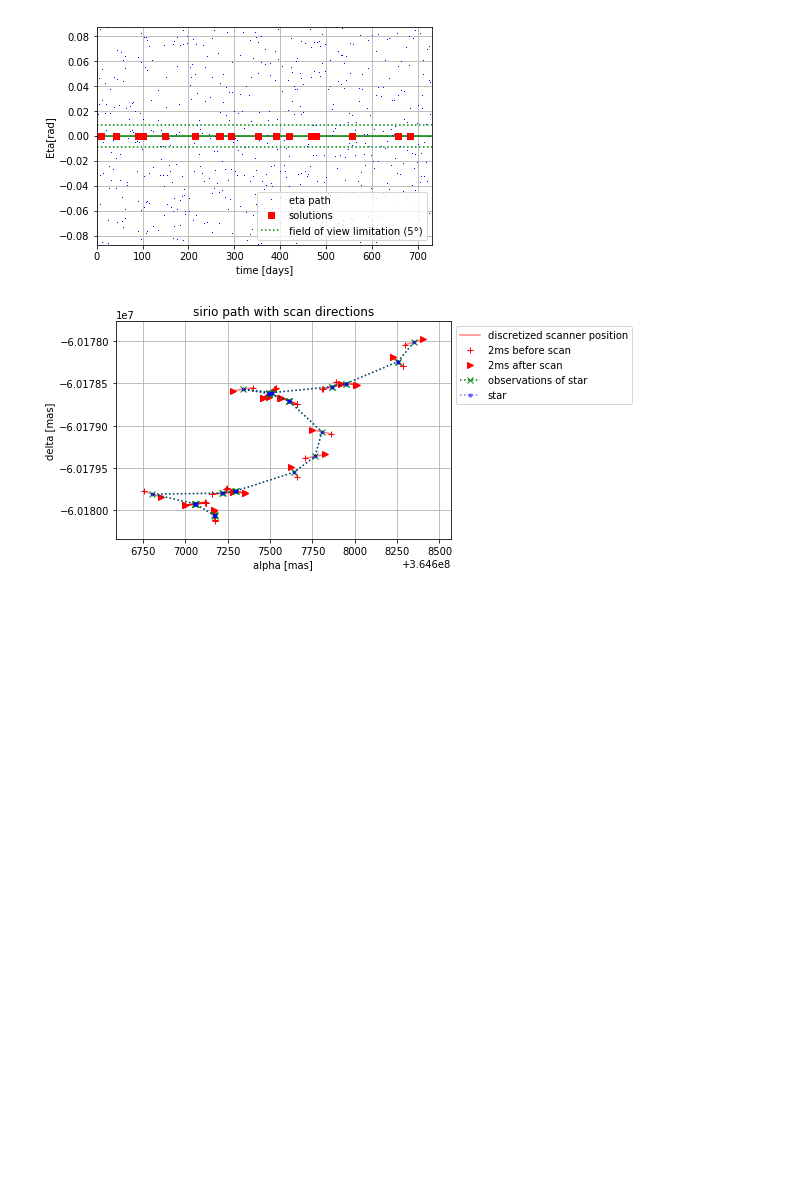
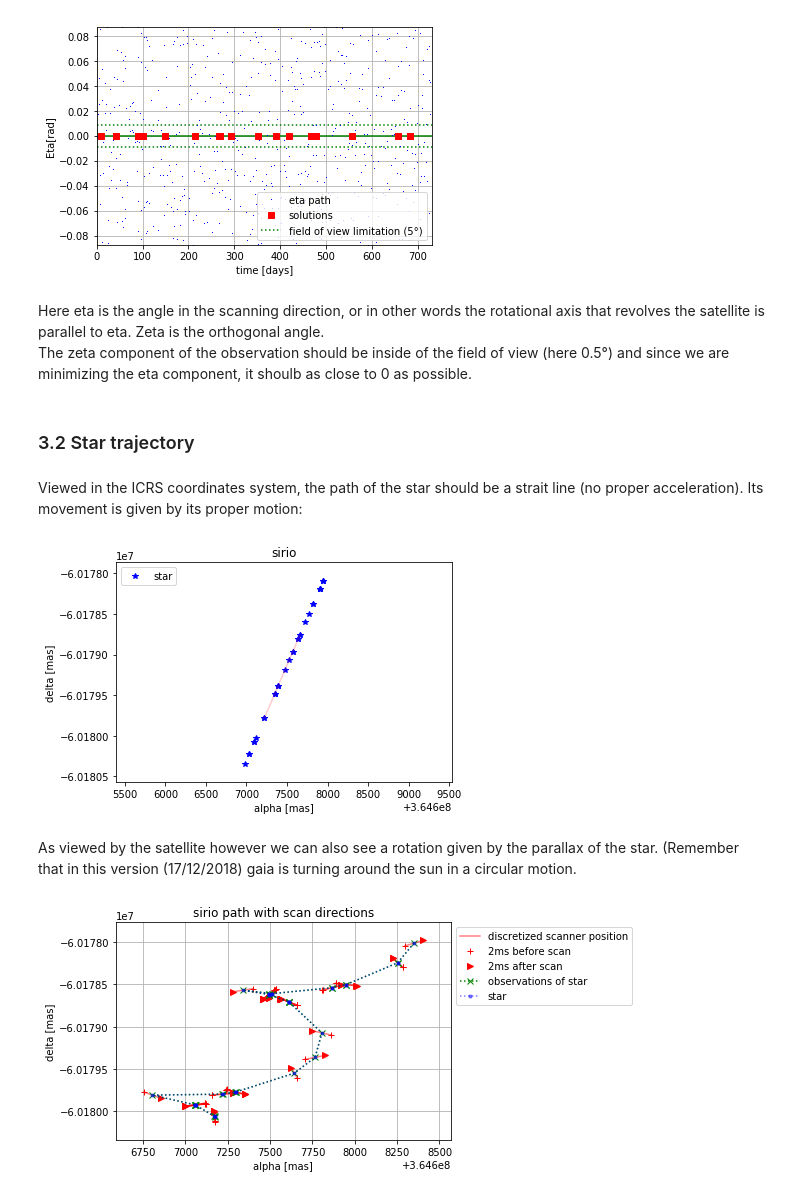
Before and after one commit to bombrun/GaiaLab, a Jupyter notebook: notebooks/02-Source-update.ipynb, the cells around one changed output. Saved outputs shown, nothing was run; the diff lists cells and outputs as text; code cells hidden in the pictures; blank space fills up the shorter version.

```diff
--- a/notebooks/02-Source-update.ipynb
+++ b/notebooks/02-Source-update.ipynb
@@ -120,4 +119,17 @@ plot_field_angles(source=sirio, sat=gaia, obs_times=calc_sirio.obs_times, ti=t_i
 # %% [output]
 [figure]
 [figure]
+# %% [markdown]
+Here eta is the angle in the scanning direction, or in other words the rotational axis that revolves the satellite is parallel to eta. Zeta is the orthogonal angle.
+The zeta component of the observation should be inside of the field of view (here 0.5°) and since we are minimizing the eta component, it shoulb as close to 0 as possible.
+# %% [markdown]
+### 3.2 Star trajectory
+# %% [markdown]
+Viewed in the ICRS coordinates system, the path of the star should be a strait line (no proper acceleration). Its movement is given by its proper motion:
+# %%
+plot_star(source=sirio, satellite=gaia, scanner=scanner);
+# %% [output]
+[figure, added]
+# %% [markdown]
+As viewed by the satellite however we can also see a rotation given by the parallax of the star. (Remember that in this version (17/12/2018) gaia is turning around the sun in a circular motion.
 # %%
```
Also changed, not shown: parts of 6 cells of this notebook, 1 other file.
